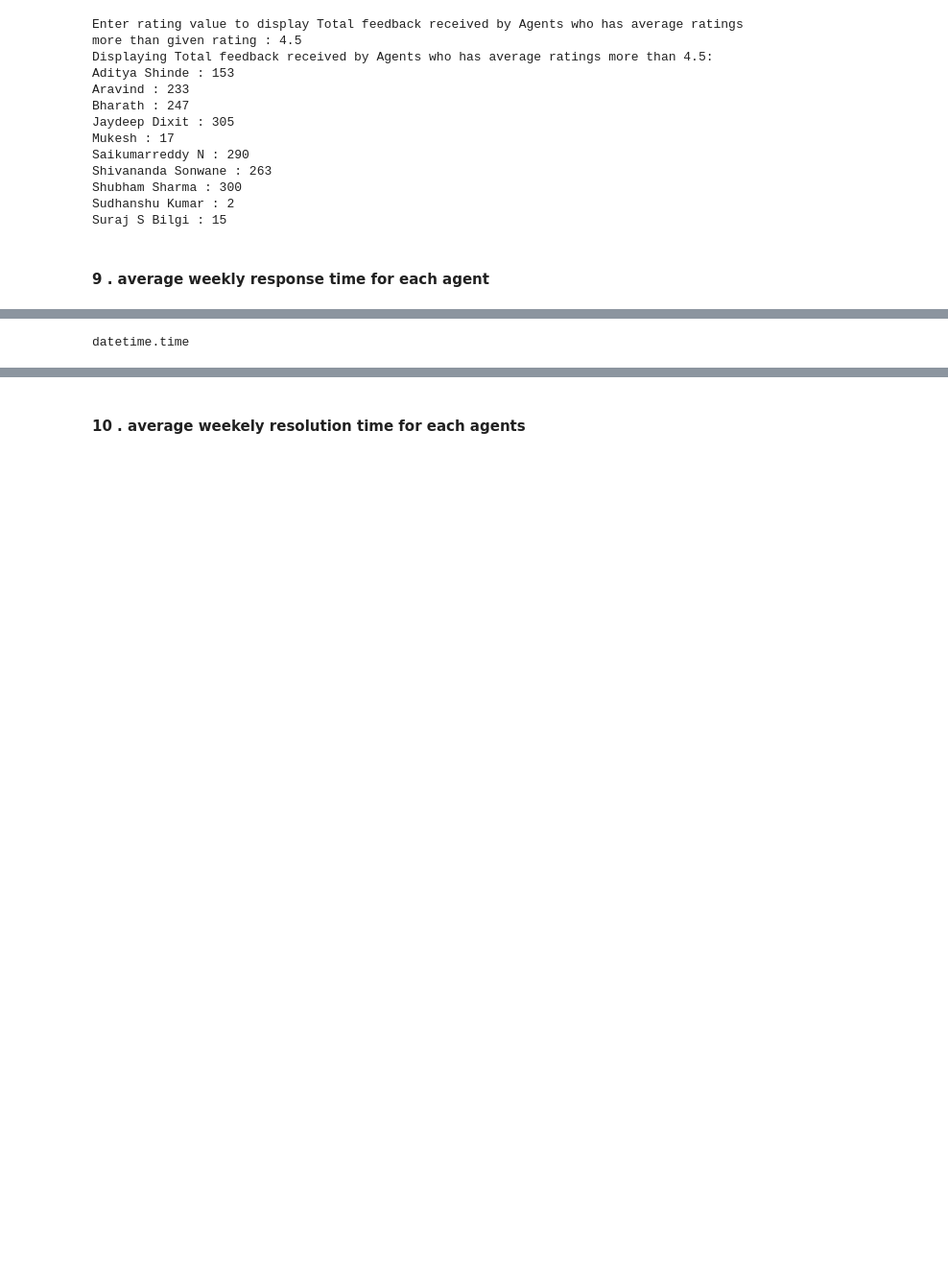
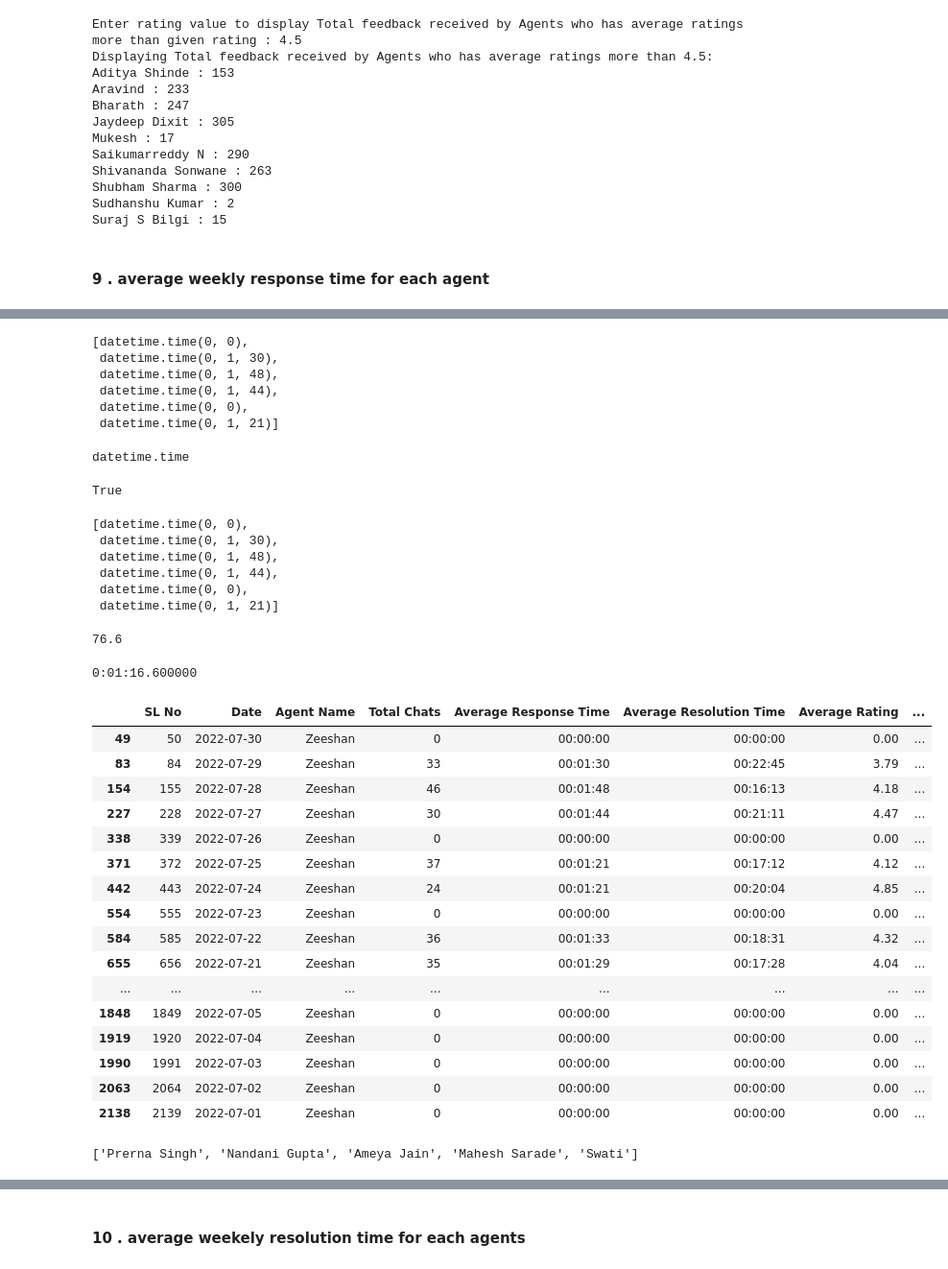
Before and after one commit to Poonam-More-2022/Task_30_07_2022, a Jupyter notebook: Task_30_07_2022.ipynb, the cells around one changed output, grey strips where cells are left out. Shown: that part at 96% size. Cells and saved outputs as stored; diff of their text form; code cells hidden in the pictures; blank space fills up the shorter version.

```diff
--- a/Task_30_07_2022.ipynb
+++ b/Task_30_07_2022.ipynb
@@ -571,4 +598,18 @@ KeyboardInterrupt:
+# %%
+l=list(d[4][1])
+l
+# %% [output]
+[datetime.time(0, 0),
+ datetime.time(0, 1, 30),
+ datetime.time(0, 1, 48),
+ datetime.time(0, 1, 44),
+ datetime.time(0, 0),
+ datetime.time(0, 1, 21)]
 # %%
 type(df_perf['Average Resolution Time'][0])
 # %% [output]
 datetime.time
+# %%
+type(l[0])==dt.time
+# %% [output]
+True
@@ -574,0 +638,42 @@ datetime.time
+# %%
+l
+# %% [output]
+[datetime.time(0, 0),
+ datetime.time(0, 1, 30),
+ datetime.time(0, 1, 48),
+ datetime.time(0, 1, 44),
+ datetime.time(0, 0),
+ datetime.time(0, 1, 21)]
+# %%
+((60+30)+(60+48)+(60+44)+(60+21))/5    # these are values of time in minutes for above data
+# %% [output]
+76.6
+# %%
+print(avg_response(l))
+# %% [output]
+0:01:16.600000
+# %%
+df_perf[df_perf['Agent Name']=='Zeeshan']
+# %% [output]
+|  | SL No | Date | Agent Name | Total Chats | Average Response Time | Average Resolution Time | Average Rating | ... |
+| 49 | 50 | 2022-07-30 | Zeeshan | 0 | 00:00:00 | 00:00:00 | 0.00 | ... |
+| 83 | 84 | 2022-07-29 | Zeeshan | 33 | 00:01:30 | 00:22:45 | 3.79 | ... |
+| 154 | 155 | 2022-07-28 | Zeeshan | 46 | 00:01:48 | 00:16:13 | 4.18 | ... |
+| 227 | 228 | 2022-07-27 | Zeeshan | 30 | 00:01:44 | 00:21:11 | 4.47 | ... |
+| 338 | 339 | 2022-07-26 | Zeeshan | 0 | 00:00:00 | 00:00:00 | 0.00 | ... |
+| 371 | 372 | 2022-07-25 | Zeeshan | 37 | 00:01:21 | 00:17:12 | 4.12 | ... |
+| 442 | 443 | 2022-07-24 | Zeeshan | 24 | 00:01:21 | 00:20:04 | 4.85 | ... |
+| 554 | 555 | 2022-07-23 | Zeeshan | 0 | 00:00:00 | 00:00:00 | 0.00 | ... |
+| 584 | 585 | 2022-07-22 | Zeeshan | 36 | 00:01:33 | 00:18:31 | 4.32 | ... |
+| 655 | 656 | 2022-07-21 | Zeeshan | 35 | 00:01:29 | 00:17:28 | 4.04 | ... |
+| ... | ... | ... | ... | ... | ... | ... | ... | ... |
+| 1848 | 1849 | 2022-07-05 | Zeeshan | 0 | 00:00:00 | 00:00:00 | 0.00 | ... |
+| 1919 | 1920 | 2022-07-04 | Zeeshan | 0 | 00:00:00 | 00:00:00 | 0.00 | ... |
+| 1990 | 1991 | 2022-07-03 | Zeeshan | 0 | 00:00:00 | 00:00:00 | 0.00 | ... |
+| 2063 | 2064 | 2022-07-02 | Zeeshan | 0 | 00:00:00 | 00:00:00 | 0.00 | ... |
+| 2138 | 2139 | 2022-07-01 | Zeeshan | 0 | 00:00:00 | 00:00:00 | 0.00 | ... |
+# %%
+agent_names=list(df_perf['Agent Name'].unique())
+agent_names[0:5]
+# %% [output]
+['Prerna Singh', 'Nandani Gupta', 'Ameya Jain', 'Mahesh Sarade', 'Swati']
```
Also changed, not shown: parts of 41 cells of this notebook.
